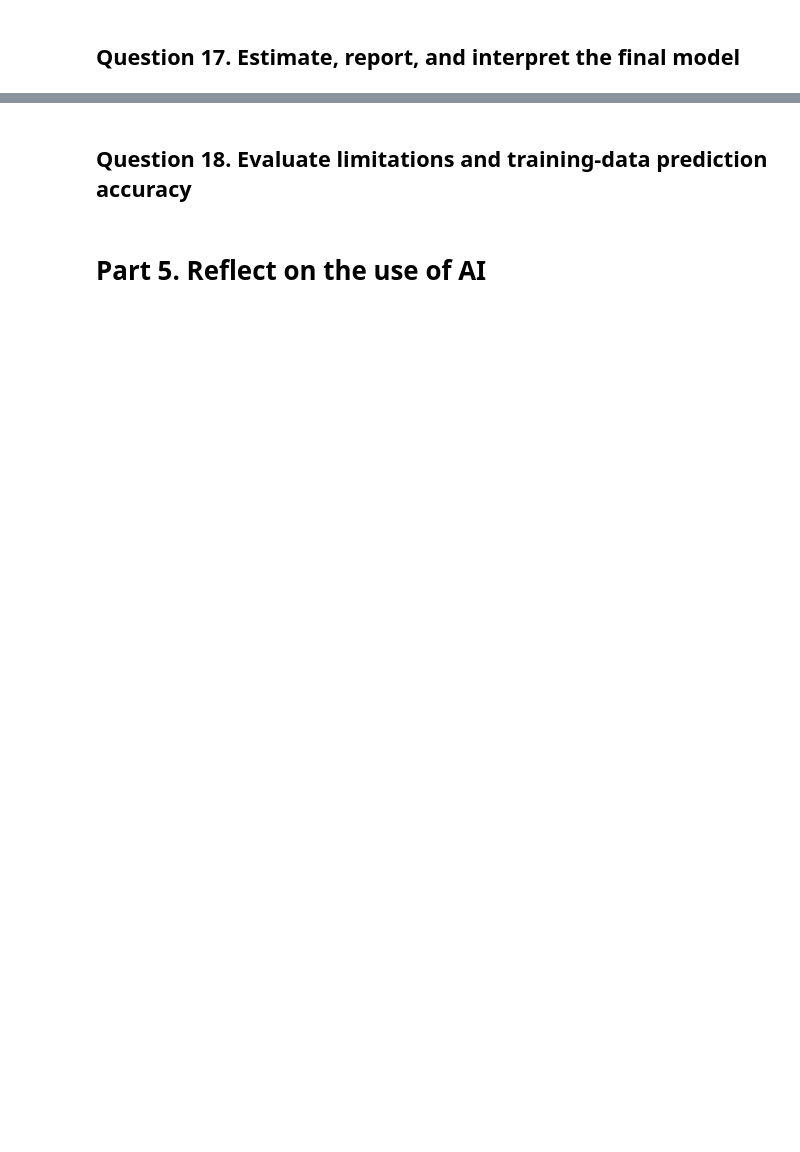
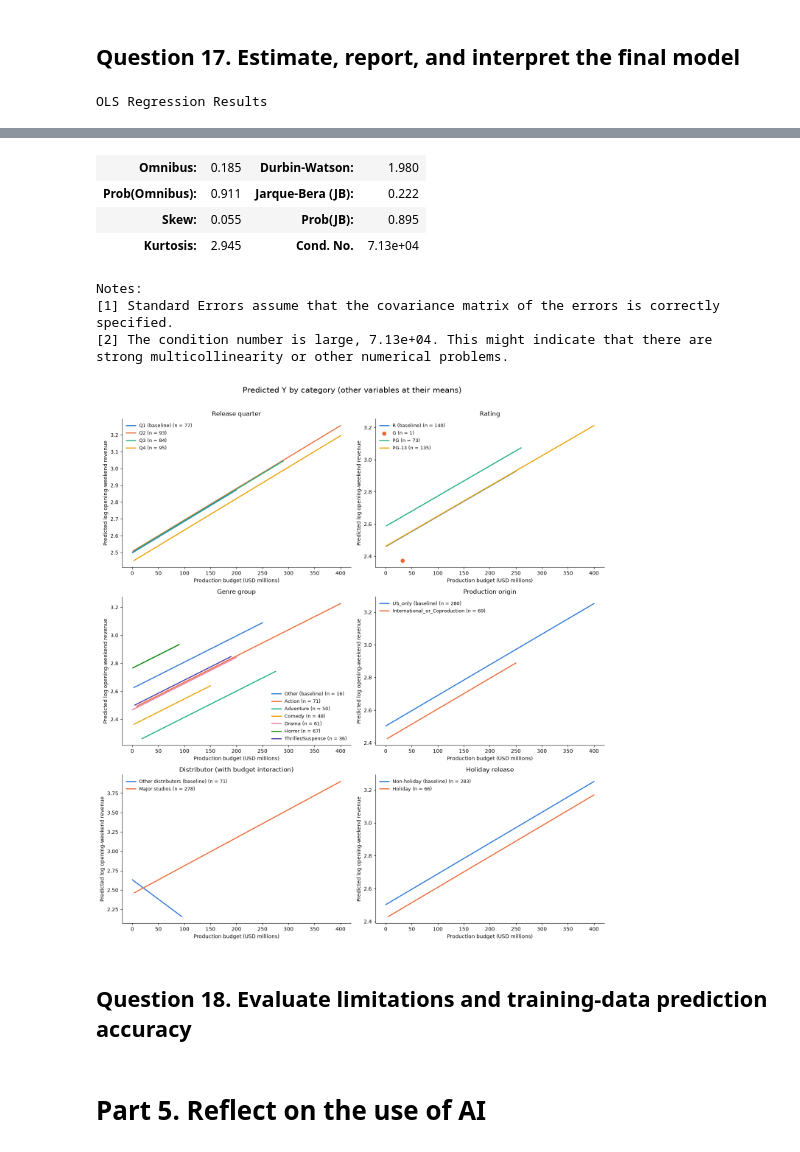
Before and after one commit to xiaogouyy/MGSC661_ass1, a Jupyter notebook: MGSC661_Movie_Regression_Homework_hints.ipynb, the cells around one changed output, grey strips where cells are left out. Drawn from its saved outputs; the diff is of its cells as text; code cells hidden in the pictures; blank space fills up the shorter version.

```diff
--- a/MGSC661_Movie_Regression_Homework_hints.ipynb
+++ b/MGSC661_Movie_Regression_Homework_hints.ipynb
@@ -588,2 +649,70 @@ In total, 10 movies (2.8%) are removed, leaving 349 for estimation. No variable
 # %% [markdown]
 ## Question 17. Estimate, report, and interpret the final model
+# %%
+# ======= Estimate the final model =======
+final_model = sm.OLS(y, X)
+final_results = final_model.fit()
+display(final_results.summary())
+
+# ======= Effect of each categorical variable on predicted Y =======
+# One line per category: budget varies, every other variable is held at its mean.
+# Without an interaction the lines are parallel, so the vertical gap between them
+# is that category's intercept shift relative to the baseline.
+categorical_groups = {
+    "Release quarter": ("dummy_release_quarter_", "Q1"),
+    "Rating": ("dummy_rating_", "R"),
+    "Genre group": ("dummy_genre_group_", "Other"),
+    "Production origin": ("dummy_production_origin_", "US_only"),
+    "Distributor (with budget interaction)": ("dummy_major_studio", "Other distributors"),
+    "Holiday release": ("dummy_holiday_release", "Non-holiday"),
+}
+palette = ["#2a78d6", "#eb6834", "#1baf7a", "#eda100", "#e87ba4", "#008300", "#4a3aa7", "#e34948"]
+X_mean = X.mean()
+
+fig, axes = subplots(3, 2, figsize=(14, 15))
+
+for ax, (title, (prefix, baseline)) in zip(axes.flatten(), categorical_groups.items()):
+    dummy_columns = [c for c in X.columns if c.startswith(prefix)]
+
+    # Baseline first (all dummies of this group = 0), then one line per dummy
+    categories = [(f"{baseline} (baseline)", None)]
+    for column in dummy_columns:
+        name = column.removeprefix(prefix)
+        if not name:
+            name = "Major studios" if column == "dummy_major_studio" else "Holiday"
+        categories.append((name, column))
+
+    for color, (name, column) in zip(palette, categories):
+        in_category = (X[dummy_columns].sum(axis=1) == 0) if column is None else (X[column] == 1)
+
+        # Draw each line only over the budget range observed in that category
+        budgets = X.loc[in_category, "production_budget_musd"]
+        budget_grid = np.linspace(budgets.min(), budgets.max(), 100)
+
+        X_line = pd.DataFrame([X_mean] * len(budget_grid))
+        X_line["production_budget_musd"] = budget_grid
+        X_line[dummy_columns] = 0
+        if column is not None:
+            X_line[column] = 1
+        X_line["interaction_budget_x_major"] = budget_grid * X_line["dummy_major_studio"]
+
+        label = f"{name} (n = {in_category.sum()})"
+        if budgets.nunique() == 1:
+            # A single observed budget (e.g., one movie) is shown as a point
+            ax.scatter(budget_grid[:1], final_results.predict(X_line.iloc[:1]),
+                       color=color, s=50, zorder=3, label=label)
+        else:
+            ax.plot(budget_grid, final_results.predict(X_line), color=color,
+                    linewidth=2, label=label)
+
+    ax.set_xlabel("Production budget (USD millions)")
+    ax.set_ylabel("Predicted log opening-weekend revenue")
+    ax.set_title(title)
+    ax.legend(frameon=False, fontsize=9)
+    ax.spines[["top", "right"]].set_visible(False)
+
+fig.suptitle("Predicted Y by category (other variables at their means)", fontsize=15, y=1.01)
+plt.tight_layout()
+plt.show()
+# %% [output]
+OLS Regression Results
@@ -590,3 +744,12 @@ In total, 10 movies (2.8%) are removed, leaving 349 for estimation. No variable
+| Omnibus: | 0.185 | Durbin-Watson: | 1.980 |
+| Prob(Omnibus): | 0.911 | Jarque-Bera (JB): | 0.222 |
+| Skew: | 0.055 | Prob(JB): | 0.895 |
+| Kurtosis: | 2.945 | Cond. No. | 7.13e+04 |
+Notes:
+[1] Standard Errors assume that the covariance matrix of the errors is correctly specified.
+[2] The condition number is large, 7.13e+04. This might indicate that there are
+strong multicollinearity or other numerical problems.
+[figure, added]
 # %% [markdown]
 ## Question 18. Evaluate limitations and training-data prediction accuracy
 # %% [markdown]
```
Also changed, not shown: parts of 4 cells of this notebook, 1 other file.
